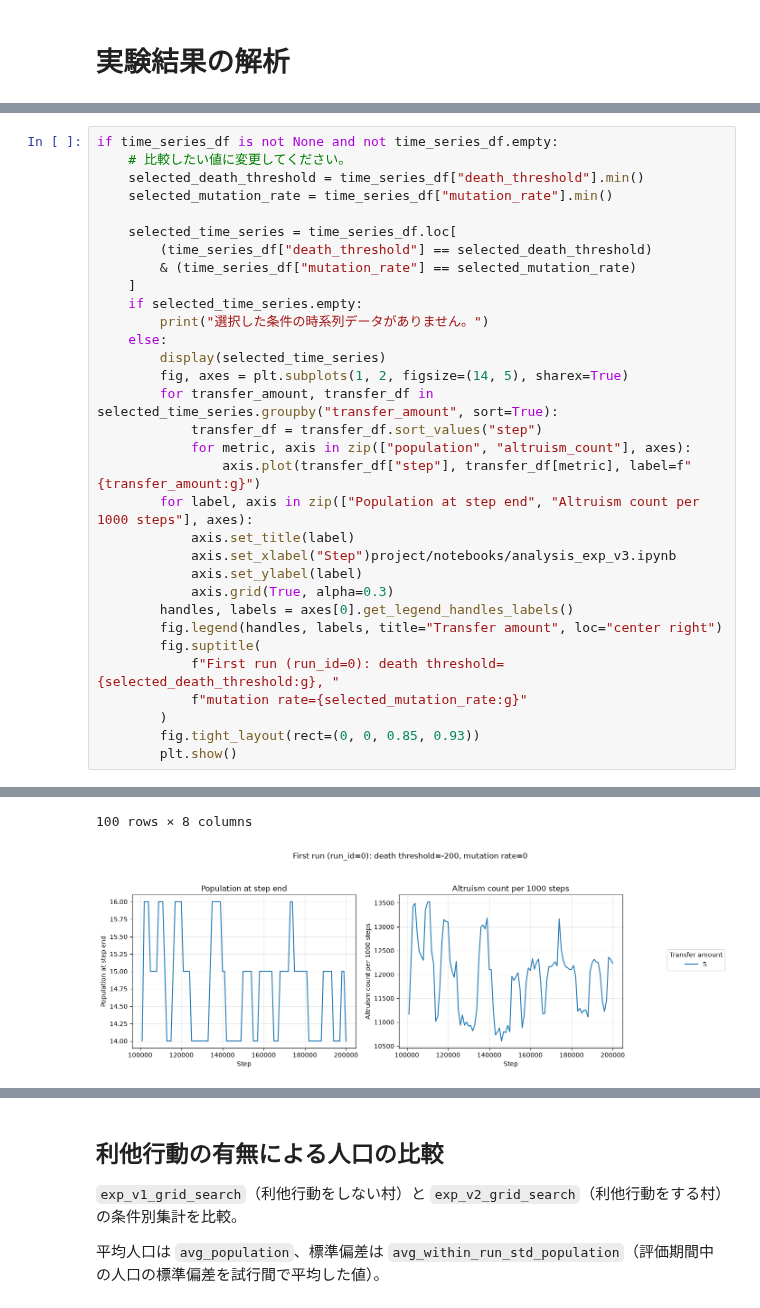
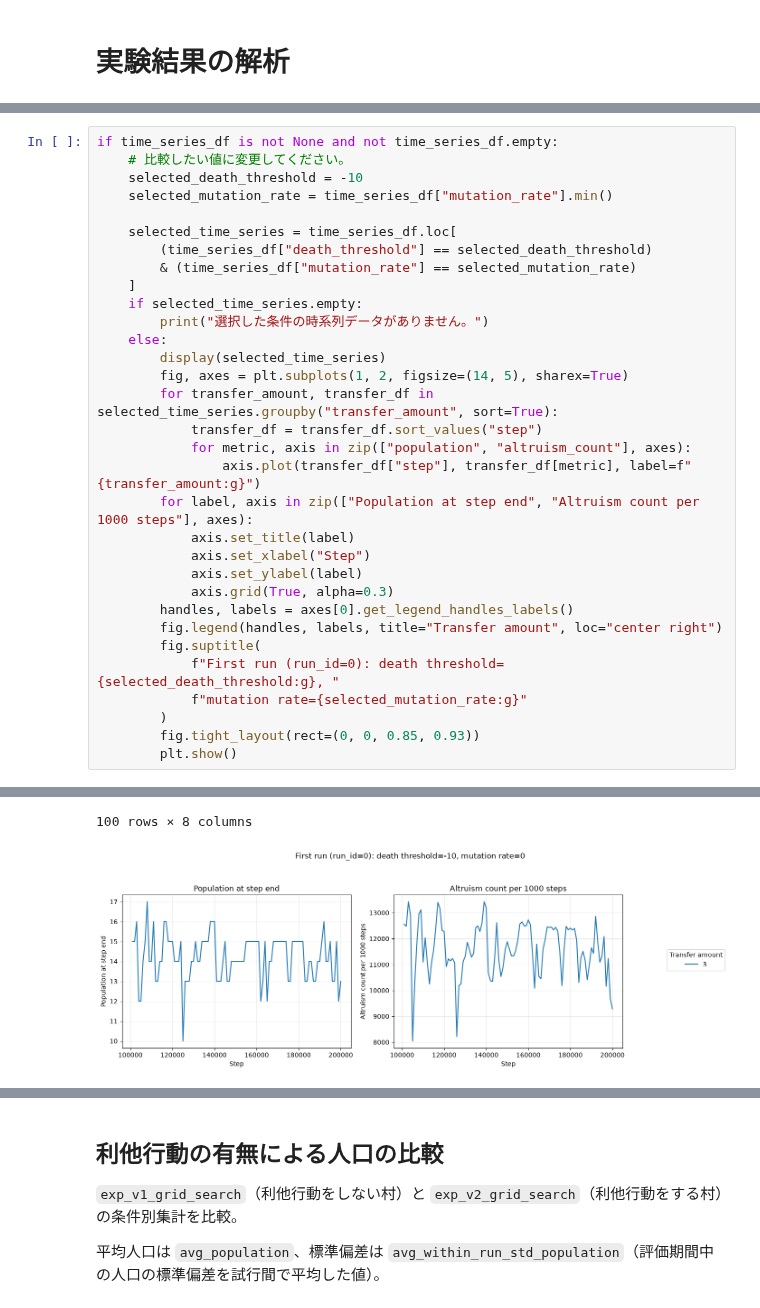
Before and after one commit to bcl-group/2703-nishimura-bachelor-thesis, a Jupyter notebook: project/notebooks/analysis_exp_v2.ipynb, the cells around one changed output, grey strips where cells are left out. Cells and saved outputs as stored; diff of their text form.

```diff
--- a/project/notebooks/analysis_exp_v2.ipynb
+++ b/project/notebooks/analysis_exp_v2.ipynb
@@ -67,7 +67,7 @@ else:
 # %%
 if time_series_df is not None and not time_series_df.empty:
     # 比較したい値に変更してください。
-    selected_death_threshold = time_series_df["death_threshold"].min()
+    selected_death_threshold = -10
     selected_mutation_rate = time_series_df["mutation_rate"].min()
 
     selected_time_series = time_series_df.loc[
@@ -85,7 +85,7 @@ if time_series_df is not None and not time_series_df.empty:
                 axis.plot(transfer_df["step"], transfer_df[metric], label=f"{transfer_amount:g}")
         for label, axis in zip(["Population at step end", "Altruism count per 1000 steps"], axes):
             axis.set_title(label)
-            axis.set_xlabel("Step")project/notebooks/analysis_exp_v3.ipynb
+            axis.set_xlabel("Step")
             axis.set_ylabel(label)
             axis.grid(True, alpha=0.3)
         handles, labels = axes[0].get_legend_handles_labels()
@@ -112,5 +112,5 @@ if time_series_df is not None and not time_series_df.empty:
 100 rows × 8 columns
-[figure, old version]
+[figure, new version]
 # %%
 display(raw_df.head())
 raw_df.describe()
```
Also changed, not shown: parts of 8 cells of this notebook, 35 other files.
